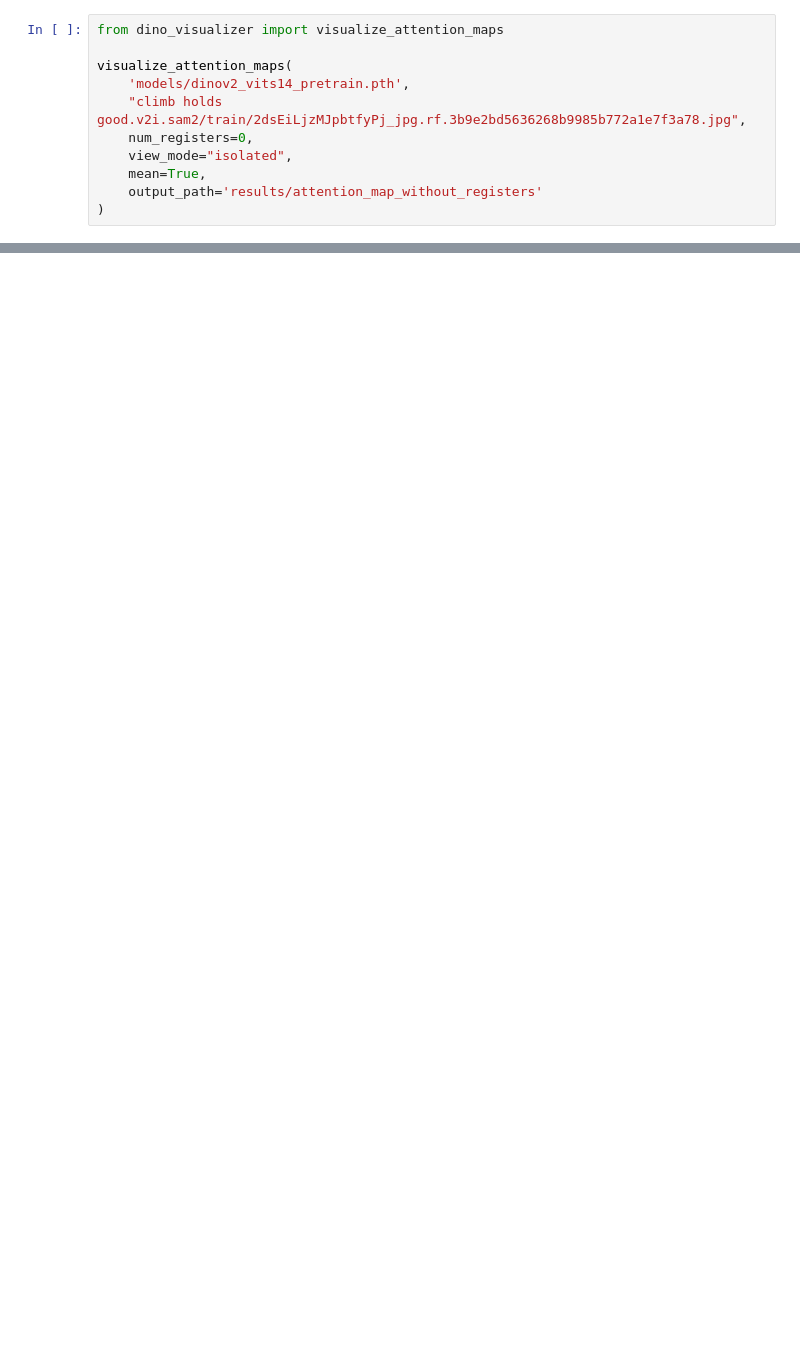
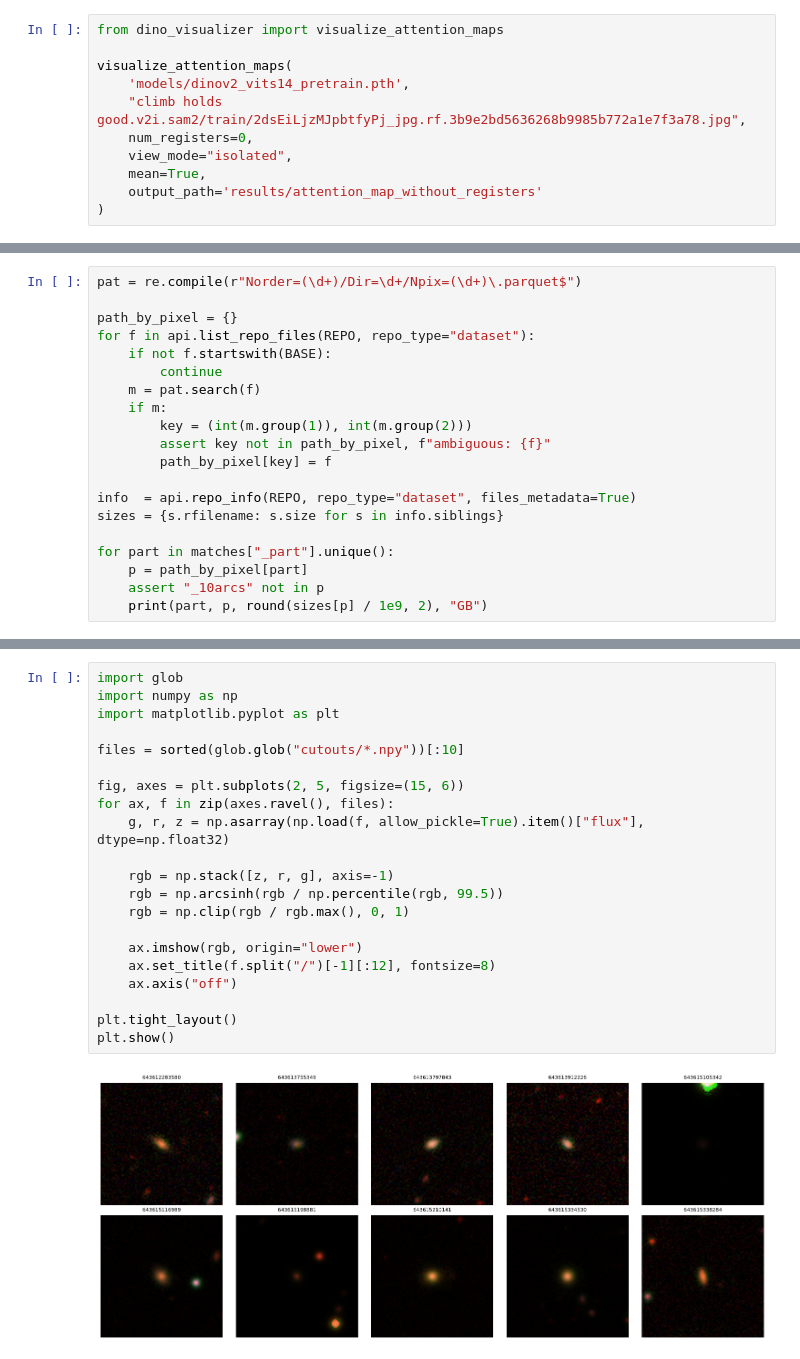
Before and after one commit to Infonioknight/Astrobridge-Meddling, a Jupyter notebook: sandbox.ipynb, the cells around one changed output, grey strips where cells are left out. Drawn from its saved outputs; the diff is of its cells as text; blank space fills up the shorter version.

```diff
--- a/sandbox.ipynb
+++ b/sandbox.ipynb
@@ -346,0 +334,20 @@ imgs.to_pickle("legacy_images.pkl")   # not parquet — nested arrays don't roun
+# %%
+pat = re.compile(r"Norder=(\d+)/Dir=\d+/Npix=(\d+)\.parquet$")
+
+path_by_pixel = {}
+for f in api.list_repo_files(REPO, repo_type="dataset"):
+    if not f.startswith(BASE):
+        continue
+    m = pat.search(f)
+    if m:
+        key = (int(m.group(1)), int(m.group(2)))
+        assert key not in path_by_pixel, f"ambiguous: {f}"
+        path_by_pixel[key] = f
+
+info  = api.repo_info(REPO, repo_type="dataset", files_metadata=True)
+sizes = {s.rfilename: s.size for s in info.siblings}
+
+for part in matches["_part"].unique():
+    p = path_by_pixel[part]
+    assert "_10arcs" not in p
+    print(part, p, round(sizes[p] / 1e9, 2), "GB")
@@ -346,0 +416,23 @@ imgs.to_pickle("legacy_images.pkl")   # not parquet — nested arrays don't roun
+# %%
+import glob
+import numpy as np
+import matplotlib.pyplot as plt
+
+files = sorted(glob.glob("cutouts/*.npy"))[:10]
+
+fig, axes = plt.subplots(2, 5, figsize=(15, 6))
+for ax, f in zip(axes.ravel(), files):
+    g, r, z = np.asarray(np.load(f, allow_pickle=True).item()["flux"], dtype=np.float32)
+
+    rgb = np.stack([z, r, g], axis=-1)
+    rgb = np.arcsinh(rgb / np.percentile(rgb, 99.5))
+    rgb = np.clip(rgb / rgb.max(), 0, 1)
+
+    ax.imshow(rgb, origin="lower")
+    ax.set_title(f.split("/")[-1][:12], fontsize=8)
+    ax.axis("off")
+
+plt.tight_layout()
+plt.show()
+# %% [output]
+[figure, added]
```
Also changed, not shown: parts of 21 cells of this notebook, 32 other files.
